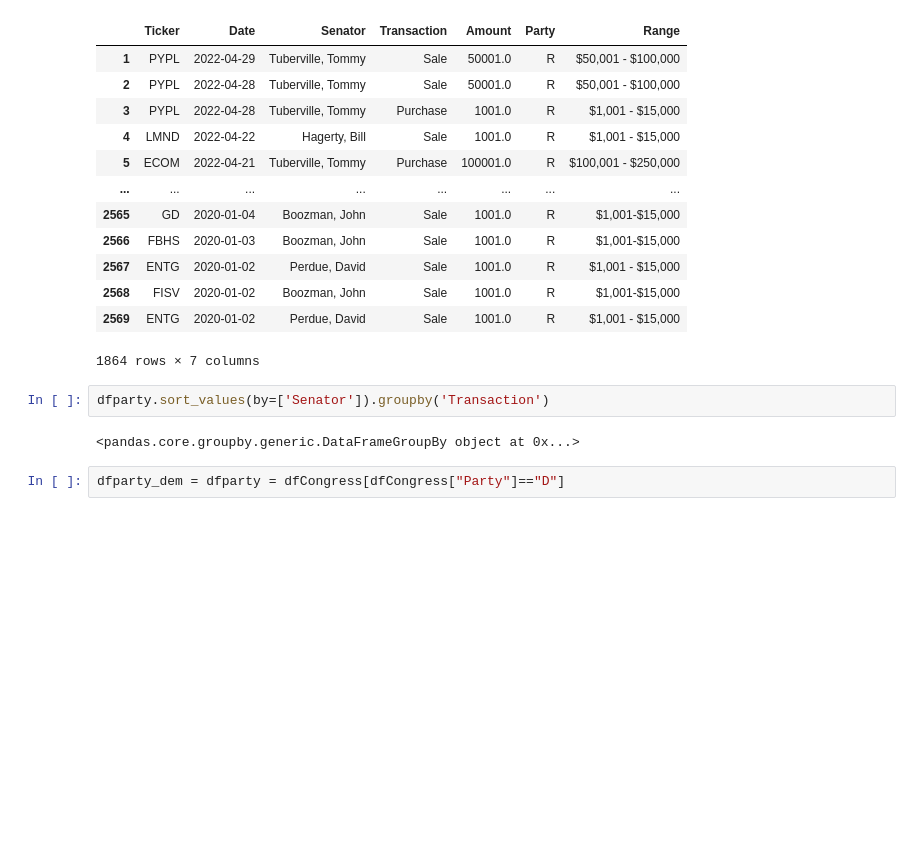
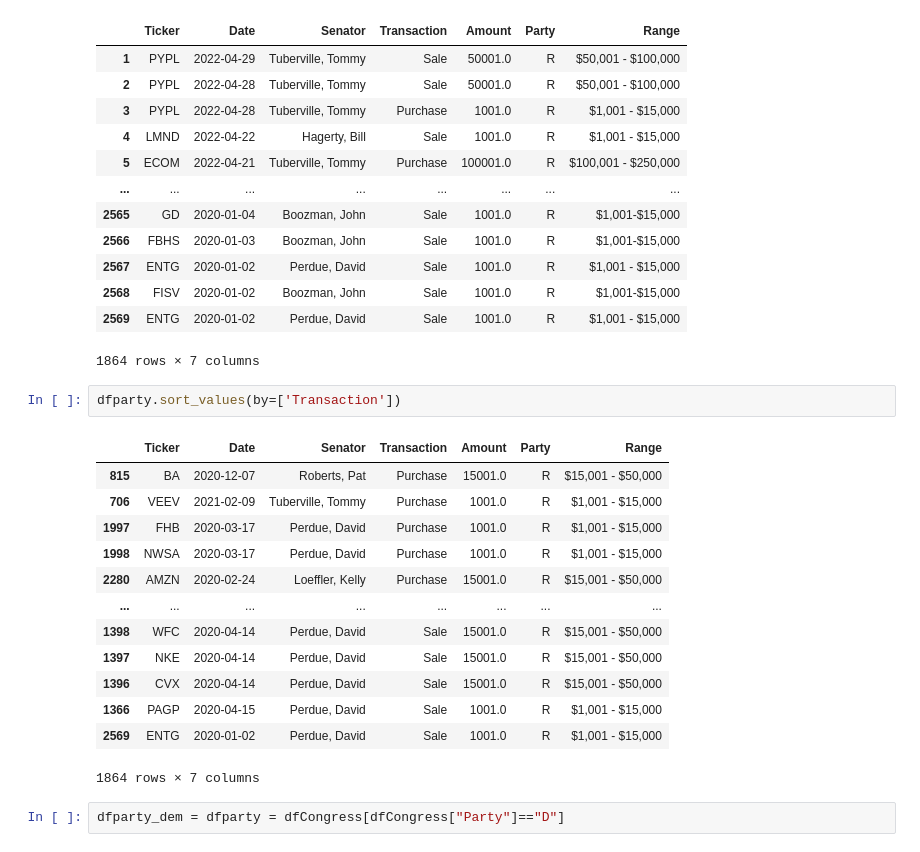
Before and after one commit to Loudju/Fintech_Project1_Politician_stock_trading, a Jupyter notebook: initial_data_with_key.ipynb, the cells around one changed output. Drawn from its saved outputs; the diff is of its cells as text; blank space fills up the shorter version.

```diff
--- a/initial_data_with_key.ipynb
+++ b/initial_data_with_key.ipynb
@@ -49,9 +49,21 @@ display(dfparty)
 | 2569 | ENTG | 2020-01-02 | Perdue, David | Sale | 1001.0 | R | $1,001 - $15,000 |
 1864 rows × 7 columns
 # %%
-dfparty.sort_values(by=['Senator']).groupby('Transaction')
+dfparty.sort_values(by=['Transaction'])
 # %% [output]
+|  | Ticker | Date | Senator | Transaction | Amount | Party | Range |
+| 815 | BA | 2020-12-07 | Roberts, Pat | Purchase | 15001.0 | R | $15,001 - $50,000 |
+| 706 | VEEV | 2021-02-09 | Tuberville, Tommy | Purchase | 1001.0 | R | $1,001 - $15,000 |
+| 1997 | FHB | 2020-03-17 | Perdue, David | Purchase | 1001.0 | R | $1,001 - $15,000 |
+| 1998 | NWSA | 2020-03-17 | Perdue, David | Purchase | 1001.0 | R | $1,001 - $15,000 |
+| 2280 | AMZN | 2020-02-24 | Loeffler, Kelly | Purchase | 15001.0 | R | $15,001 - $50,000 |
+| ... | ... | ... | ... | ... | ... | ... | ... |
+| 1398 | WFC | 2020-04-14 | Perdue, David | Sale | 15001.0 | R | $15,001 - $50,000 |
+| 1397 | NKE | 2020-04-14 | Perdue, David | Sale | 15001.0 | R | $15,001 - $50,000 |
+| 1396 | CVX | 2020-04-14 | Perdue, David | Sale | 15001.0 | R | $15,001 - $50,000 |
+| 1366 | PAGP | 2020-04-15 | Perdue, David | Sale | 1001.0 | R | $1,001 - $15,000 |
+| 2569 | ENTG | 2020-01-02 | Perdue, David | Sale | 1001.0 | R | $1,001 - $15,000 |
-<pandas.core.groupby.generic.DataFrameGroupBy object at 0x...>
+1864 rows × 7 columns
 # %%
 dfparty_dem = dfparty = dfCongress[dfCongress["Party"]=="D"]
 # %%
```
Also changed, not shown: parts of 9 cells of this notebook.
